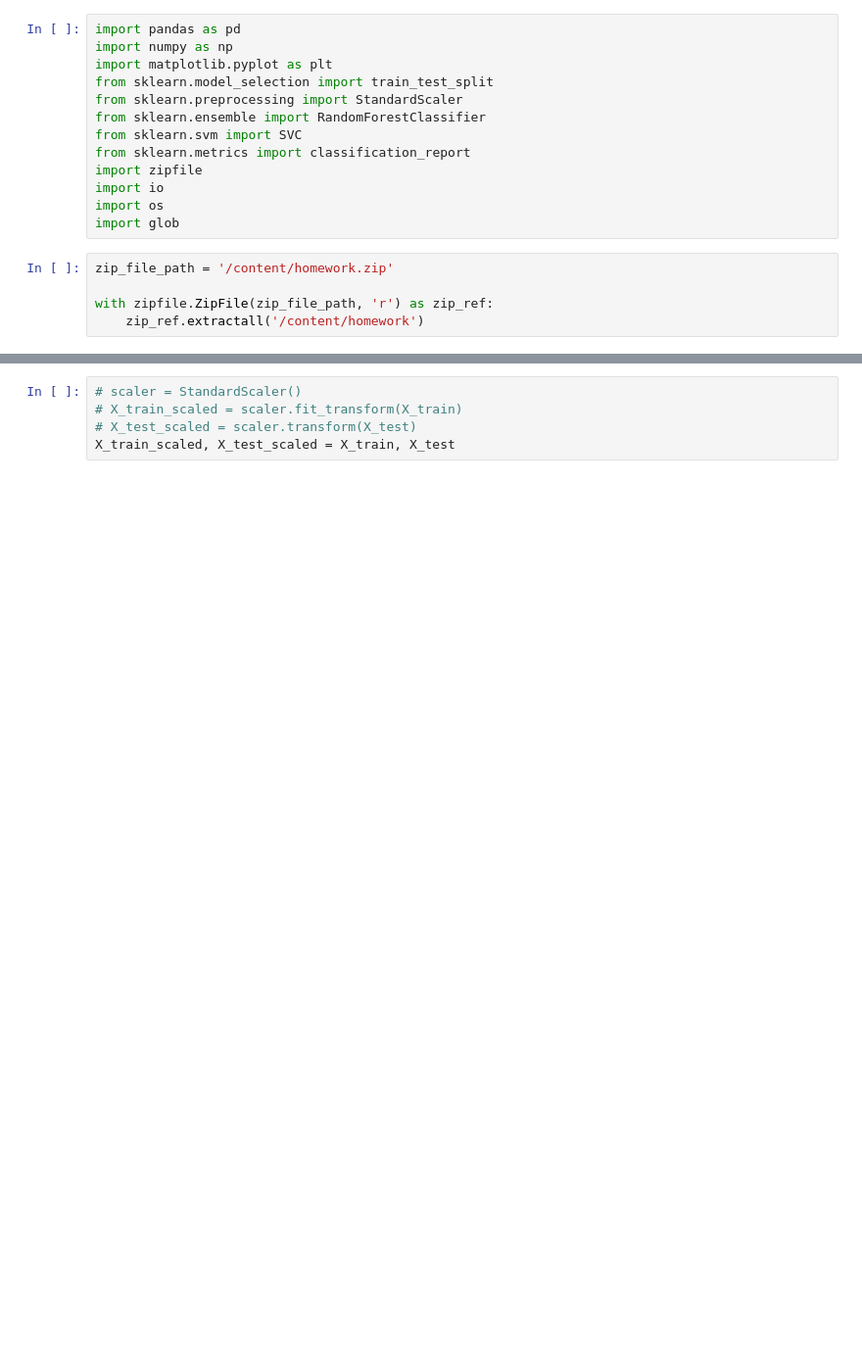
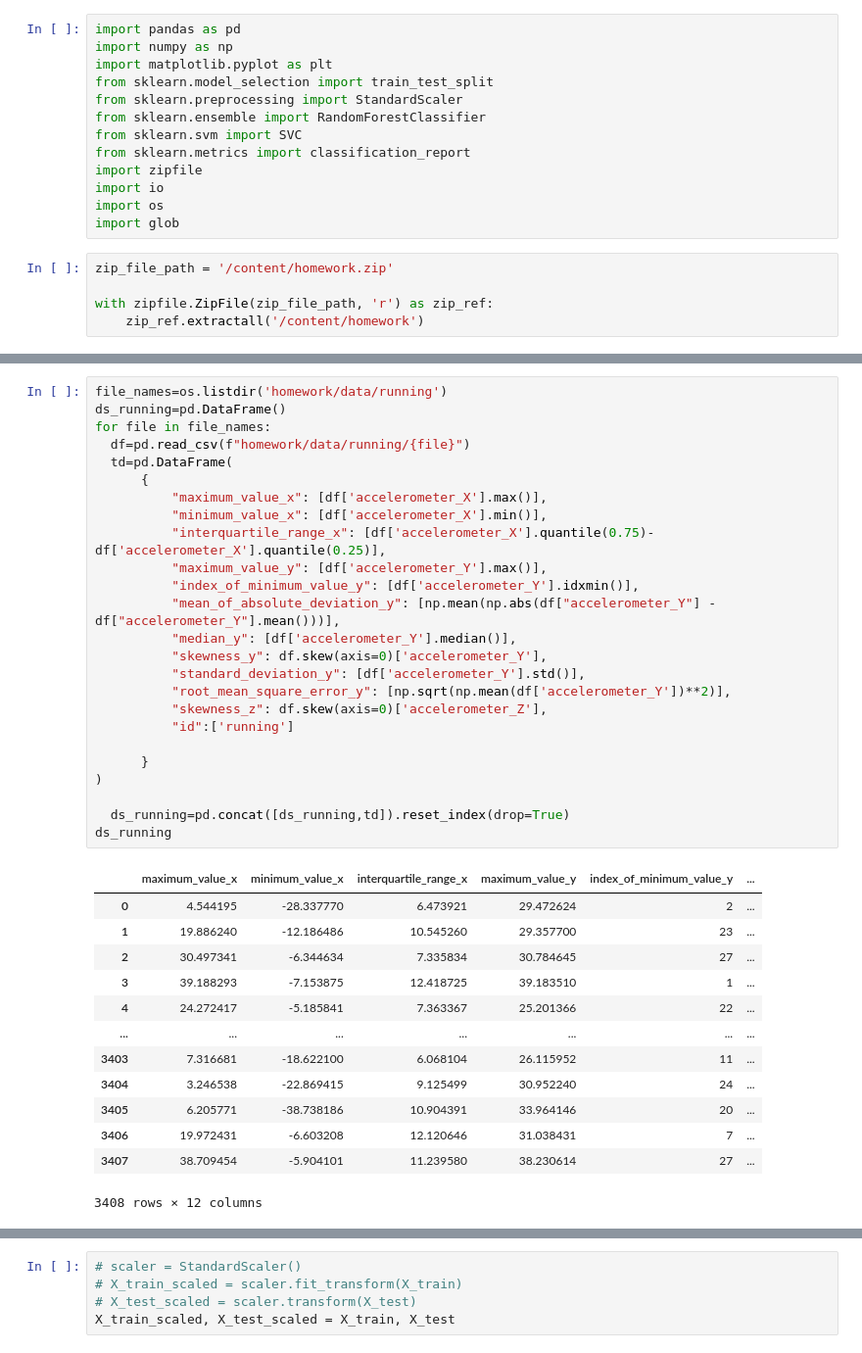
Before and after one commit to N1a2t3a/.Data_Science, a Jupyter notebook: HW5.ipynb, the cells around one changed output, grey strips where cells are left out. Shown at 98% size. Cells and saved outputs as stored; diff of their text form; blank space fills up the shorter version.

```diff
--- a/HW5.ipynb
+++ b/HW5.ipynb
@@ -101,0 +138,39 @@ X_train, X_test, y_train, y_test = train_test_split(data, labels_df, test_size=0
+# %%
+file_names=os.listdir('homework/data/running')
+ds_running=pd.DataFrame()
+for file in file_names:
+  df=pd.read_csv(f"homework/data/running/{file}")
+  td=pd.DataFrame(
+      {
+          "maximum_value_x": [df['accelerometer_X'].max()],
+          "minimum_value_x": [df['accelerometer_X'].min()],
+          "interquartile_range_x": [df['accelerometer_X'].quantile(0.75)-df['accelerometer_X'].quantile(0.25)],
+          "maximum_value_y": [df['accelerometer_Y'].max()],
+          "index_of_minimum_value_y": [df['accelerometer_Y'].idxmin()],
+          "mean_of_absolute_deviation_y": [np.mean(np.abs(df["accelerometer_Y"] - df["accelerometer_Y"].mean()))],
+          "median_y": [df['accelerometer_Y'].median()],
+          "skewness_y": df.skew(axis=0)['accelerometer_Y'],
+          "standard_deviation_y": [df['accelerometer_Y'].std()],
+          "root_mean_square_error_y": [np.sqrt(np.mean(df['accelerometer_Y'])**2)],
+          "skewness_z": df.skew(axis=0)['accelerometer_Z'],
+          "id":['running']
+
+      }
+)
+
+  ds_running=pd.concat([ds_running,td]).reset_index(drop=True)
+ds_running
+# %% [output]
+|  | maximum_value_x | minimum_value_x | interquartile_range_x | maximum_value_y | index_of_minimum_value_y | ... |
+| 0 | 4.544195 | -28.337770 | 6.473921 | 29.472624 | 2 | ... |
+| 1 | 19.886240 | -12.186486 | 10.545260 | 29.357700 | 23 | ... |
+| 2 | 30.497341 | -6.344634 | 7.335834 | 30.784645 | 27 | ... |
+| 3 | 39.188293 | -7.153875 | 12.418725 | 39.183510 | 1 | ... |
+| 4 | 24.272417 | -5.185841 | 7.363367 | 25.201366 | 22 | ... |
+| ... | ... | ... | ... | ... | ... | ... |
+| 3403 | 7.316681 | -18.622100 | 6.068104 | 26.115952 | 11 | ... |
+| 3404 | 3.246538 | -22.869415 | 9.125499 | 30.952240 | 24 | ... |
+| 3405 | 6.205771 | -38.738186 | 10.904391 | 33.964146 | 20 | ... |
+| 3406 | 19.972431 | -6.603208 | 12.120646 | 31.038431 | 7 | ... |
+| 3407 | 38.709454 | -5.904101 | 11.239580 | 38.230614 | 27 | ... |
+3408 rows × 12 columns
```
Also changed, not shown: parts of 10 cells of this notebook.
